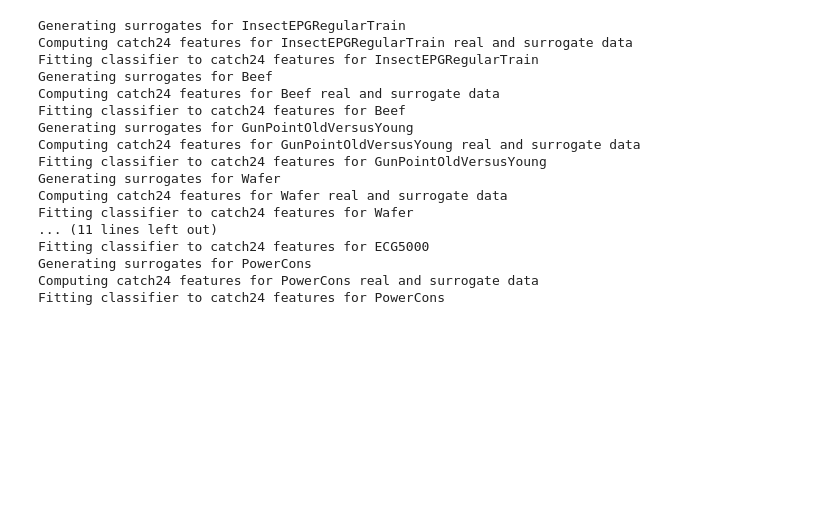
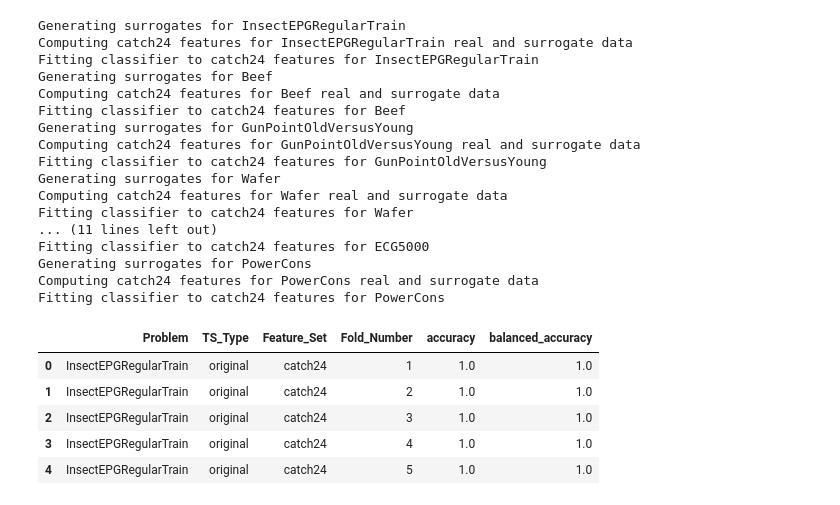
Before and after one commit to joshuabmoore/hackathon2025, a Jupyter notebook: Compare_real_vs_surrogate_catch24.ipynb, the cells around one changed output. Cells and saved outputs as stored; diff of their text form; code cells hidden in the pictures; blank space fills up the shorter version.

```diff
--- a/Compare_real_vs_surrogate_catch24.ipynb
+++ b/Compare_real_vs_surrogate_catch24.ipynb
@@ -237,3 +237,12 @@ Fitting classifier to catch24 features for ECG5000
 Generating surrogates for PowerCons
 Computing catch24 features for PowerCons real and surrogate data
 Fitting classifier to catch24 features for PowerCons
+# %%
+problem_catch24_classification_res_df.head()
+# %% [output]
+|  | Problem | TS_Type | Feature_Set | Fold_Number | accuracy | balanced_accuracy |
+| 0 | InsectEPGRegularTrain | original | catch24 | 1 | 1.0 | 1.0 |
+| 1 | InsectEPGRegularTrain | original | catch24 | 2 | 1.0 | 1.0 |
+| 2 | InsectEPGRegularTrain | original | catch24 | 3 | 1.0 | 1.0 |
+| 3 | InsectEPGRegularTrain | original | catch24 | 4 | 1.0 | 1.0 |
+| 4 | InsectEPGRegularTrain | original | catch24 | 5 | 1.0 | 1.0 |
```
Also changed, not shown: parts of 5 cells of this notebook, 31 other files.
